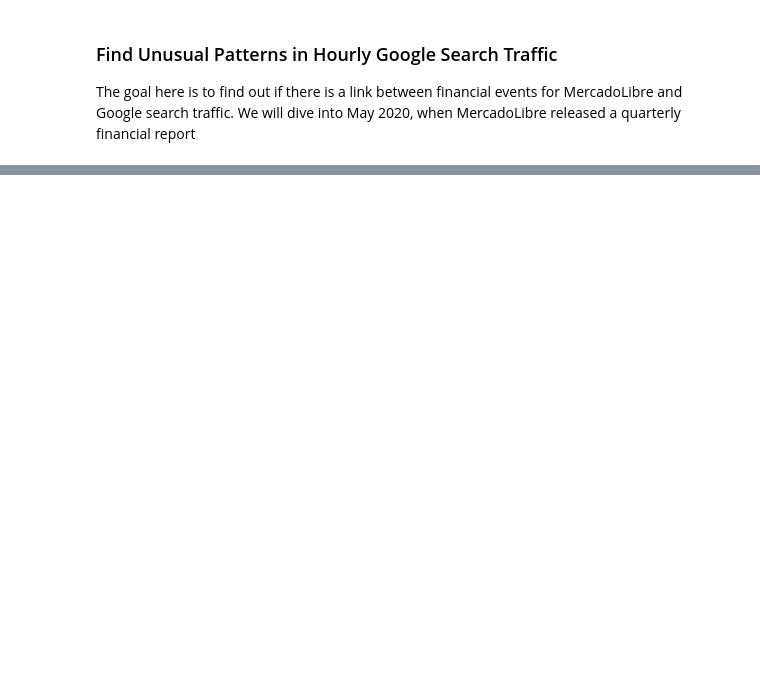
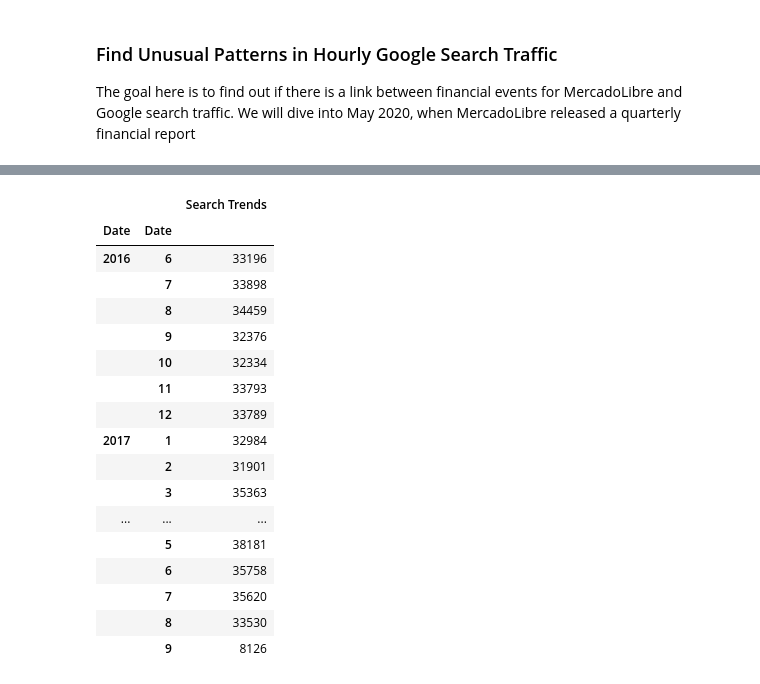
Before and after one commit to laramiedunlap/Forecasting_Mercado_Libre, a Jupyter notebook: main.ipynb, the cells around one changed output, grey strips where cells are left out. Cells and saved outputs as stored; diff of their text form; code cells hidden in the pictures; blank space fills up the shorter version.

```diff
--- a/main.ipynb
+++ b/main.ipynb
@@ -27,0 +30,5 @@ meli_search_df.head()
+# %%
+# Because the end of the dataset coincides with the beginning of the month,
+# We will trim data from Sept. 2020 from the data set so that our measures of centrality are more representative
+
+meli_search_df = meli_search_df.loc[:'2020-08-31']
@@ -38,0 +61,25 @@ RangeIndex(start=0, stop=37106, step=1)
+# %%
+# Question for Cam-- the directions say:
+#  Calculate the TOTAL search traffic for the month (38181),
+#    and then compare the value to the monthly median across all months (44 - 57)
+#  Do we need to take May 2020 total traffic, and then compare that to the Median Totals (35172.5) of each month
+meli_search_df.groupby(by=[meli_search_df.index.year, meli_search_df.index.month]).sum()
+# %% [output]
+|  |  | Search Trends |
+| Date | Date |  |
+| 2016 | 6 | 33196 |
+|  | 7 | 33898 |
+|  | 8 | 34459 |
+|  | 9 | 32376 |
+|  | 10 | 32334 |
+|  | 11 | 33793 |
+|  | 12 | 33789 |
+| 2017 | 1 | 32984 |
+|  | 2 | 31901 |
+|  | 3 | 35363 |
+| ... | ... | ... |
+|  | 5 | 38181 |
+|  | 6 | 35758 |
+|  | 7 | 35620 |
+|  | 8 | 33530 |
+|  | 9 | 8126 |
```
Also changed, not shown: parts of 13 cells of this notebook.
